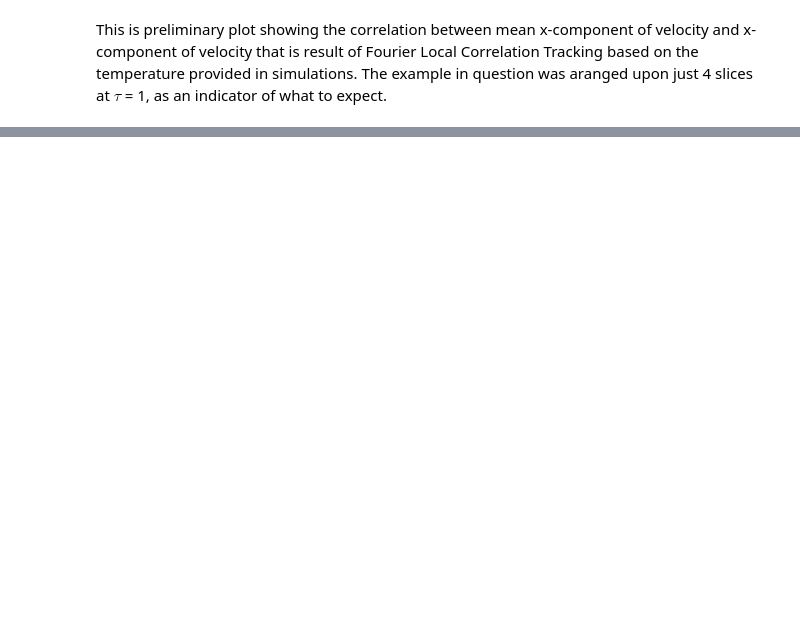
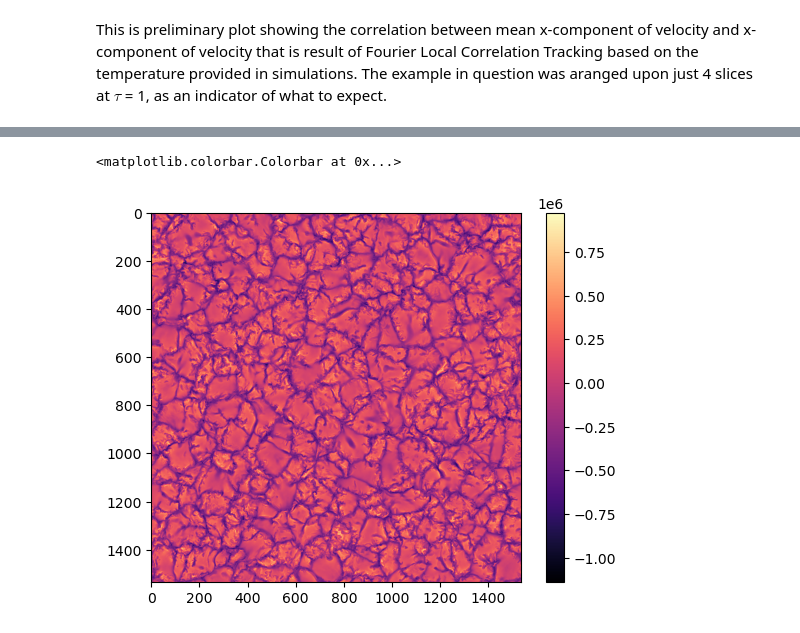
Before and after one commit to TheodoreKostic/Tracking_features, a Jupyter notebook: ISSI_Flow_tracking/Low_number_check.ipynb, the cells around one changed output, grey strips where cells are left out. Saved outputs shown, nothing was run; the diff lists cells and outputs as text; code cells hidden in the pictures; blank space fills up the shorter version.

```diff
--- a/ISSI_Flow_tracking/Low_number_check.ipynb
+++ b/ISSI_Flow_tracking/Low_number_check.ipynb
@@ -203,0 +279,8 @@ ax.set_ylim(lims)
+# %%
+cube = data[1]
+B_unit=np.sqrt(4*np.pi)
+plt.imshow(cube, cmap = 'magma')
+plt.colorbar()
+# %% [output]
+<matplotlib.colorbar.Colorbar at 0x...>
+[figure, added]
```
Also changed, not shown: parts of 13 cells of this notebook.
